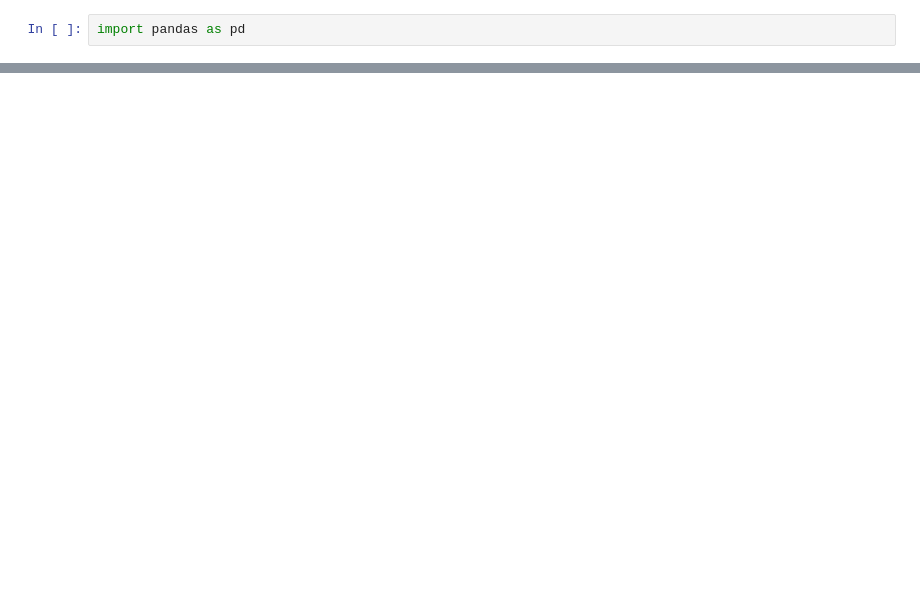
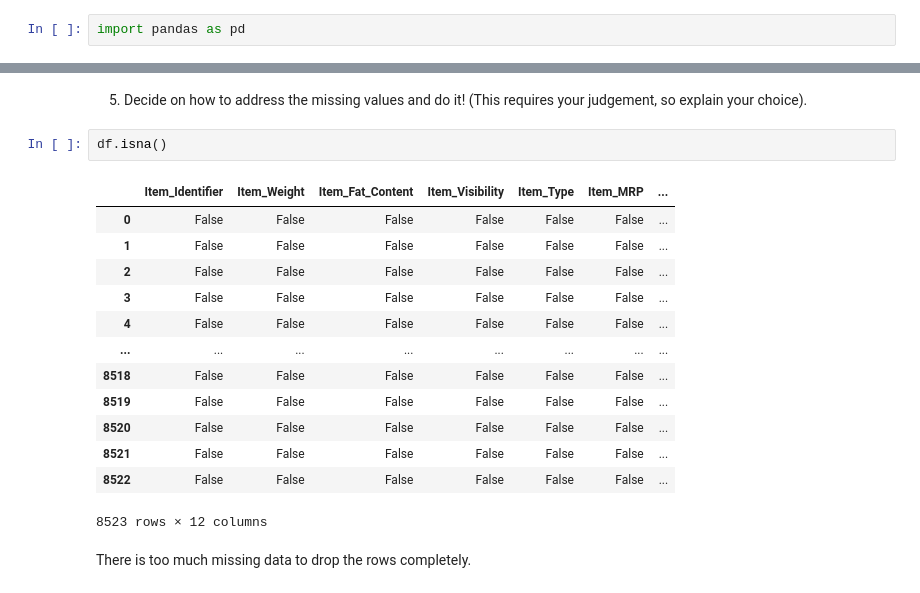
Before and after one commit to ZachLondo/Sales-Predictions, a Jupyter notebook: ProjectOne_PartOne.ipynb, the cells around one changed output, grey strips where cells are left out. Saved outputs shown, nothing was run; the diff lists cells and outputs as text; blank space fills up the shorter version.

```diff
--- a/ProjectOne_PartOne.ipynb
+++ b/ProjectOne_PartOne.ipynb
@@ -15,0 +83,20 @@ df.head()
+# %% [markdown]
+5) Decide on how to address the missing values and do it! (This requires your judgement, so explain your choice).
+# %%
+df.isna()
+# %% [output]
+|  | Item_Identifier | Item_Weight | Item_Fat_Content | Item_Visibility | Item_Type | Item_MRP | ... |
+| 0 | False | False | False | False | False | False | ... |
+| 1 | False | False | False | False | False | False | ... |
+| 2 | False | False | False | False | False | False | ... |
+| 3 | False | False | False | False | False | False | ... |
+| 4 | False | False | False | False | False | False | ... |
+| ... | ... | ... | ... | ... | ... | ... | ... |
+| 8518 | False | False | False | False | False | False | ... |
+| 8519 | False | False | False | False | False | False | ... |
+| 8520 | False | False | False | False | False | False | ... |
+| 8521 | False | False | False | False | False | False | ... |
+| 8522 | False | False | False | False | False | False | ... |
+8523 rows × 12 columns
+# %% [markdown]
+There is too much missing data to drop the rows completely.
```
Also changed, not shown: parts of 35 cells of this notebook.
